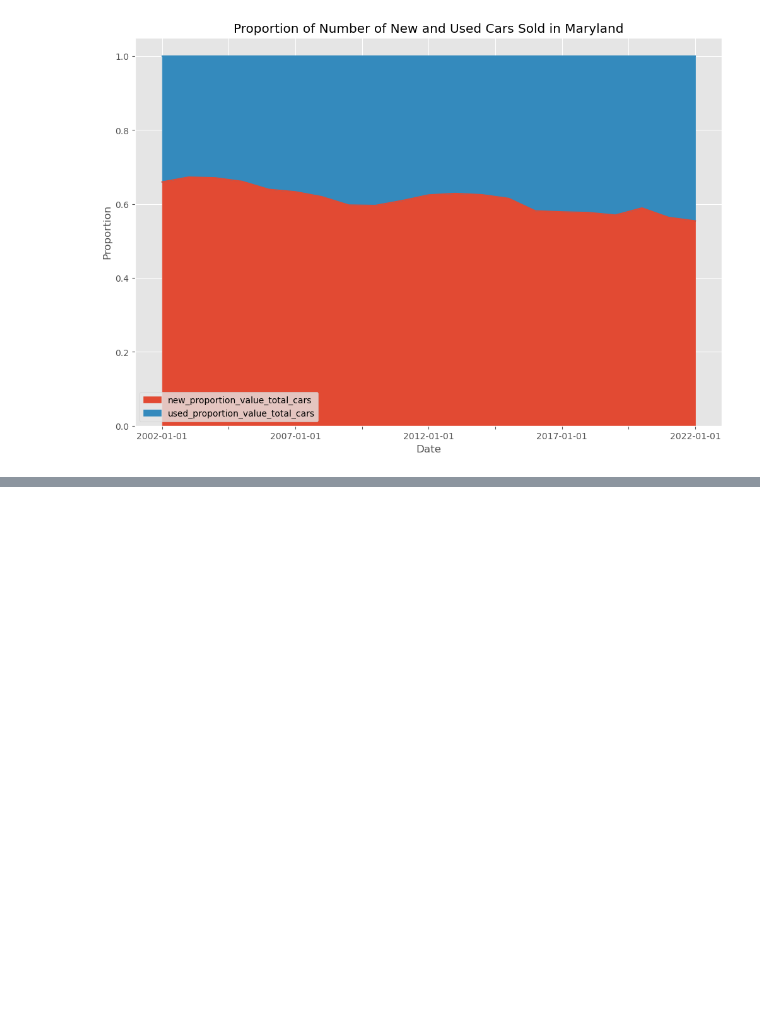
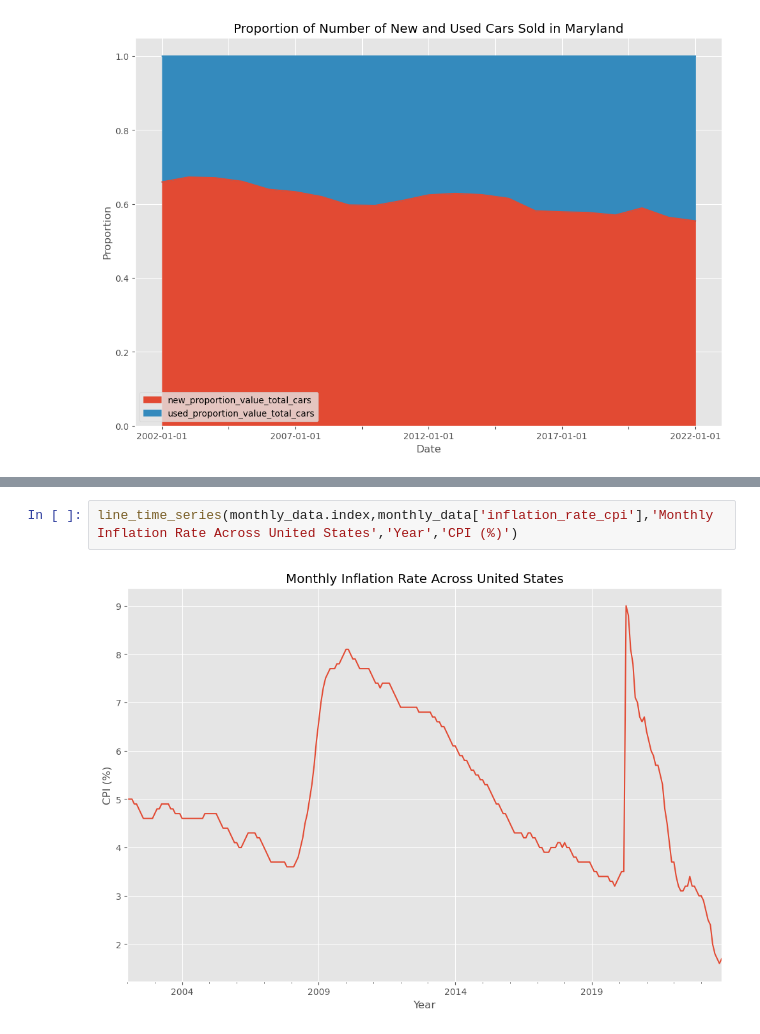
Before and after one commit to bennicholson2/Maryland-Car-Sales-Data, a Jupyter notebook: sales_project_chapters/sales_project_chapter_1.ipynb, the cells around one changed output, grey strips where cells are left out. Saved outputs shown, nothing was run; the diff lists cells and outputs as text; blank space fills up the shorter version.

```diff
--- a/sales_project_chapters/sales_project_chapter_1.ipynb
+++ b/sales_project_chapters/sales_project_chapter_1.ipynb
@@ -325,0 +345,4 @@ plt.show()
+# %%
+line_time_series(monthly_data.index,monthly_data['inflation_rate_cpi'],'Monthly Inflation Rate Across United States','Year','CPI (%)')
+# %% [output]
+[figure, added]
```
Also changed, not shown: parts of 5 cells of this notebook, 3 other files.
